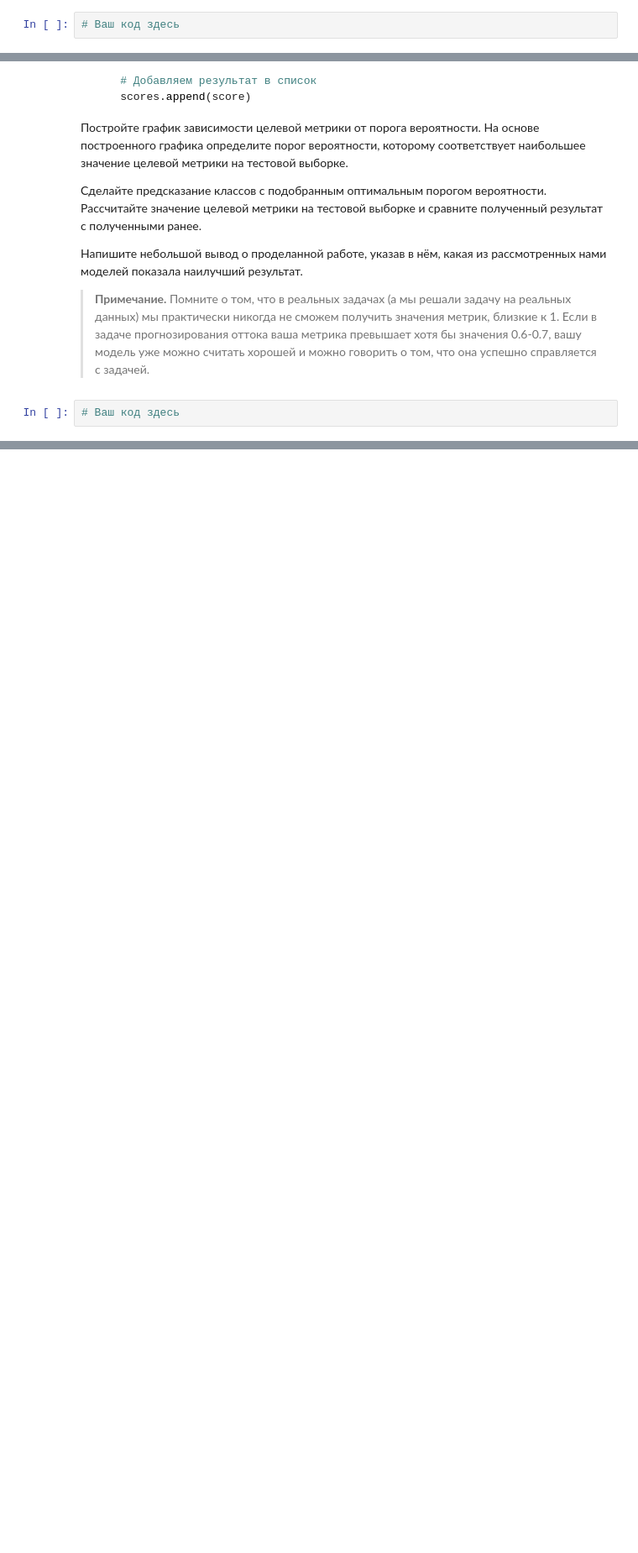
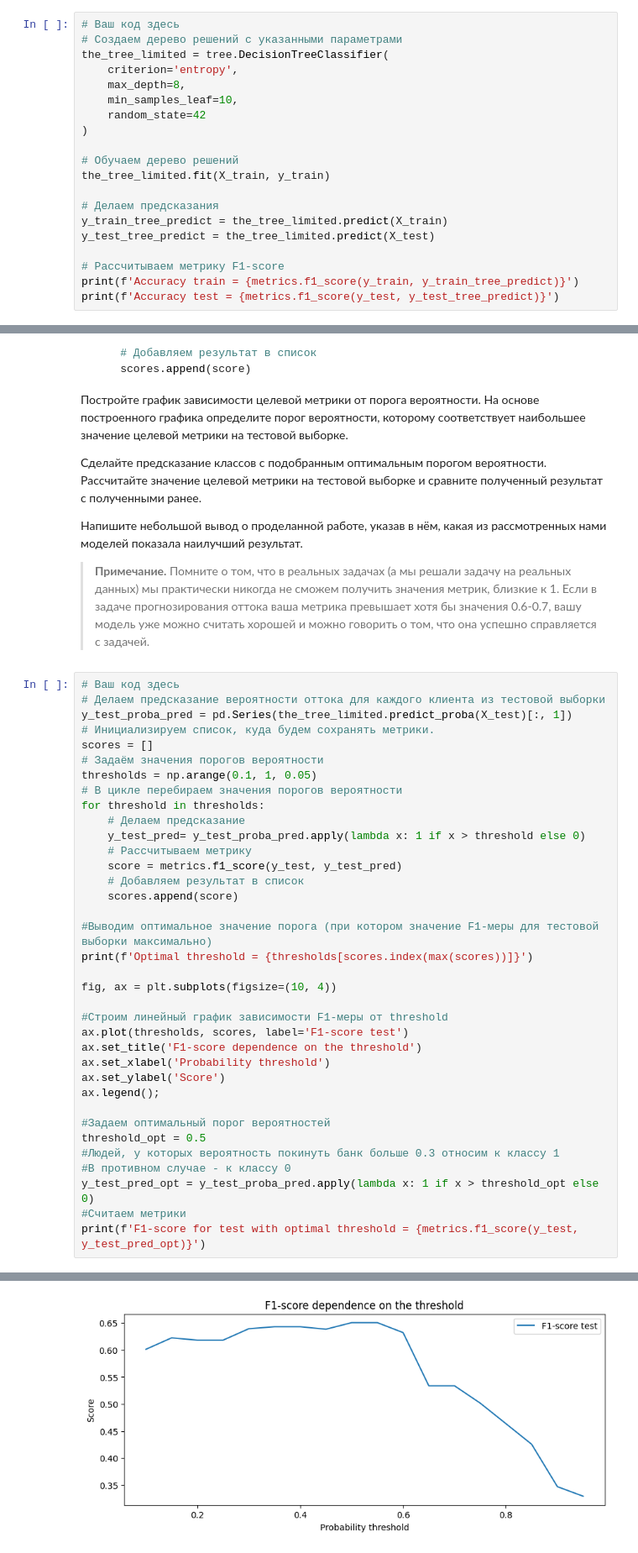
Before and after one commit to ElenaBochkova/Projects_DS, a Jupyter notebook: HW_Classifier/Бочкова Елена. Практика Классификация.ipynb, the cells around one changed output, grey strips where cells are left out. Shown at 84% size. Drawn from its saved outputs; the diff is of its cells as text; blank space fills up the shorter version.

```diff
--- a/HW_Classifier/Бочкова Елена. Практика Классификация.ipynb
+++ b/HW_Classifier/Бочкова Елена. Практика Классификация.ipynb
@@ -736,3 +760,21 @@ from sklearn import ensemble
 - Задание выполнено неверно, не учтено одно или несколько условий (**0 баллов**).
 # %%
 # Ваш код здесь
+# Создаем дерево решений с указанными параметрами
+the_tree_limited = tree.DecisionTreeClassifier(
+    criterion='entropy',
+    max_depth=8,
+    min_samples_leaf=10,
+    random_state=42
+)
+
+# Обучаем дерево решений
+the_tree_limited.fit(X_train, y_train)
+
+# Делаем предсказания
+y_train_tree_predict = the_tree_limited.predict(X_train)
+y_test_tree_predict = the_tree_limited.predict(X_test)
+
+# Рассчитываем метрику F1-score
+print(f'Accuracy train = {metrics.f1_score(y_train, y_train_tree_predict)}')
+print(f'Accuracy test = {metrics.f1_score(y_test, y_test_tree_predict)}')
@@ -810,3 +881,38 @@ for threshold in thresholds:
 > **Примечание.** Помните о том, что в реальных задачах (а мы решали задачу на реальных данных) мы практически никогда не сможем получить значения метрик, близкие к 1. Если в задаче прогнозирования оттока ваша метрика превышает хотя бы значения 0.6-0.7, вашу модель уже можно считать хорошей и можно говорить о том, что она успешно справляется с задачей.
 # %%
 # Ваш код здесь
+# Делаем предсказание вероятности оттока для каждого клиента из тестовой выборки
+y_test_proba_pred = pd.Series(the_tree_limited.predict_proba(X_test)[:, 1])
+# Инициализируем список, куда будем сохранять метрики.
+scores = []
+# Задаём значения порогов вероятности
+thresholds = np.arange(0.1, 1, 0.05)
+# В цикле перебираем значения порогов вероятности
+for threshold in thresholds:
+    # Делаем предсказание
+    y_test_pred= y_test_proba_pred.apply(lambda x: 1 if x > threshold else 0)
+    # Рассчитываем метрику
+    score = metrics.f1_score(y_test, y_test_pred)
+    # Добавляем результат в список
+    scores.append(score)
+
+#Выводим оптимальное значение порога (при котором значение F1-меры для тестовой выборки максимально)
+print(f'Optimal threshold = {thresholds[scores.index(max(scores))]}')
+
+fig, ax = plt.subplots(figsize=(10, 4))
+
+#Строим линейный график зависимости F1-меры от threshold
+ax.plot(thresholds, scores, label='F1-score test')
+ax.set_title('F1-score dependence on the threshold')
+ax.set_xlabel('Probability threshold')
+ax.set_ylabel('Score')
+ax.legend();
+
+#Задаем оптимальный порог вероятностей
+threshold_opt = 0.5
+#Людей, у которых вероятность покинуть банк больше 0.3 относим к классу 1
+#В противном случае - к классу 0
+y_test_pred_opt = y_test_proba_pred.apply(lambda x: 1 if x > threshold_opt else 0)
+#Считаем метрики
+print(f'F1-score for test with optimal threshold = {metrics.f1_score(y_test, y_test_pred_opt)}')
+# %% [output]
@@ -813,2 +921,3 @@ for threshold in thresholds:
+[figure, added]
 # %% [markdown]
 > Ваши выводы и рассуждения — *здесь*
```
Also changed, not shown: parts of 10 cells of this notebook, 1 other file.
